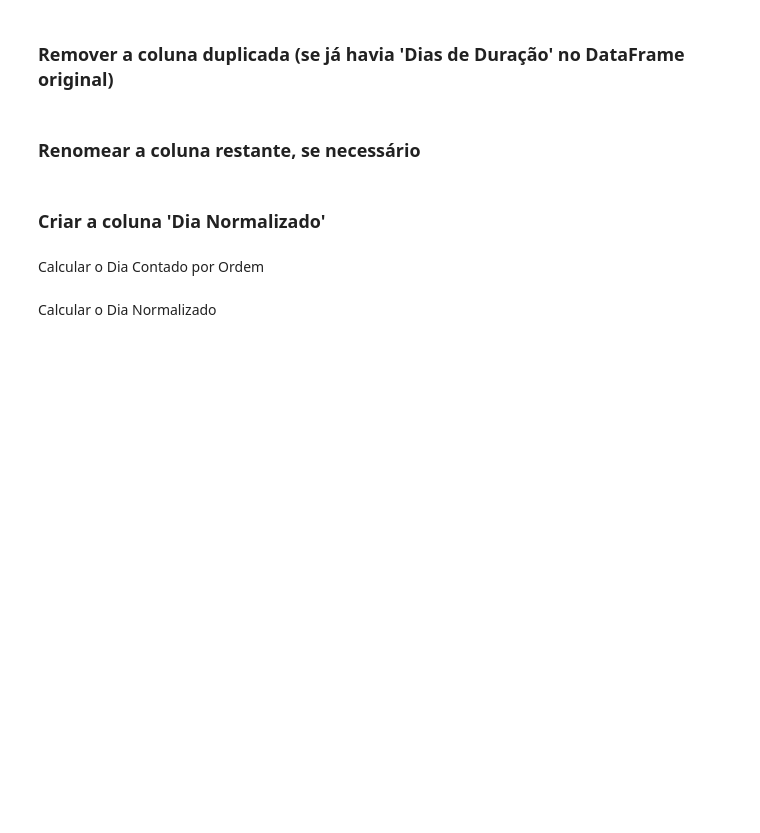
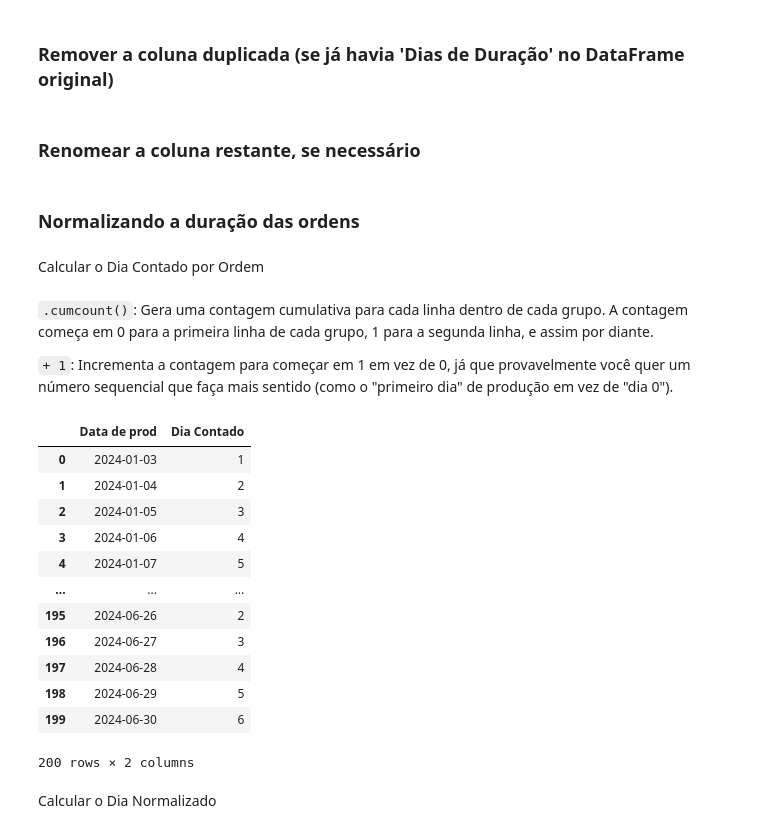
Before and after one commit to lucasz-g/Analise-Gotas, a Jupyter notebook: analises/modelo_ml.ipynb, the cells around one changed output. Drawn from its saved outputs; the diff is of its cells as text; code cells hidden in the pictures; blank space fills up the shorter version.

```diff
--- a/analises/modelo_ml.ipynb
+++ b/analises/modelo_ml.ipynb
@@ -315,12 +338,33 @@ df_sazonalidade = df_sazonalidade.drop(columns=['Dias de Duração_x'])
 ### Renomear a coluna restante, se necessário
 # %%
 df_sazonalidade = df_sazonalidade.rename(columns={'Dias de Duração_y': 'Dias de Duração'})
-# %% [markdown]
-### Criar a coluna 'Dia Normalizado'
+# %% [markdown]
+### Normalizando a duração das ordens
 # %% [markdown]
 Calcular o Dia Contado por Ordem
 # %%
 df_sazonalidade['Dia Contado'] = df_sazonalidade.groupby('Ordem de prod').cumcount() + 1
+# %% [markdown]
+`.cumcount()`: Gera uma contagem cumulativa para cada linha dentro de cada grupo. A contagem começa em 0 para a primeira linha de cada grupo, 1 para a segunda linha, e assim por diante.
+
+
+`+ 1`: Incrementa a contagem para começar em 1 em vez de 0, já que provavelmente você quer um número sequencial que faça mais sentido (como o "primeiro dia" de produção em vez de "dia 0").
+# %%
+df_sazonalidade[['Data de prod', 'Dia Contado']]
+# %% [output]
+|  | Data de prod | Dia Contado |
+| 0 | 2024-01-03 | 1 |
+| 1 | 2024-01-04 | 2 |
+| 2 | 2024-01-05 | 3 |
+| 3 | 2024-01-06 | 4 |
+| 4 | 2024-01-07 | 5 |
+| ... | ... | ... |
+| 195 | 2024-06-26 | 2 |
+| 196 | 2024-06-27 | 3 |
+| 197 | 2024-06-28 | 4 |
+| 198 | 2024-06-29 | 5 |
+| 199 | 2024-06-30 | 6 |
+200 rows × 2 columns
 # %% [markdown]
 Calcular o Dia Normalizado
 # %%
```
Also changed, not shown: parts of 9 cells of this notebook, 1 other file.
